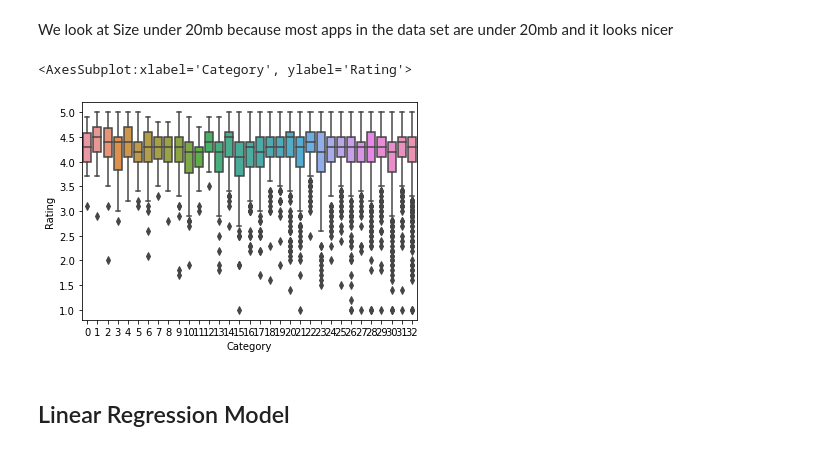
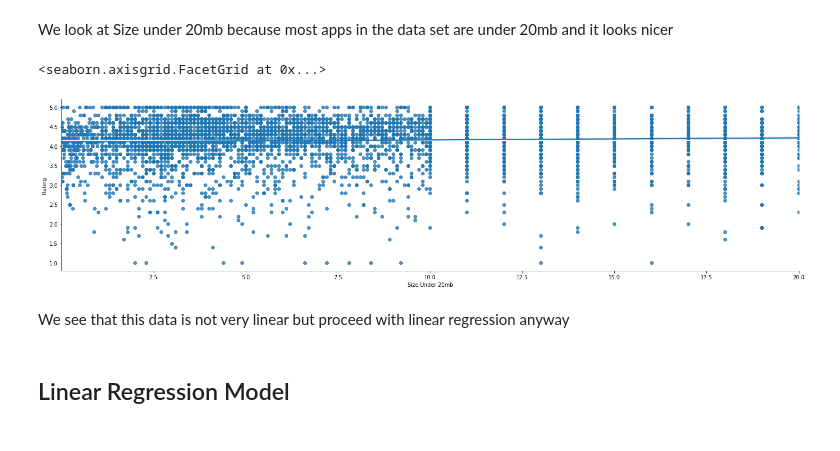
Before and after one commit to Iliaromanov/Google-Play-App-Rating-Prediction, a Jupyter notebook: data_exploration.ipynb, the cells around one changed output. Drawn from its saved outputs; the diff is of its cells as text; code cells hidden in the pictures.

Commit message:
Re-added Rating vs Size scatterplot

```diff
--- a/data_exploration.ipynb
+++ b/data_exploration.ipynb
@@ -303,13 +310,13 @@ sns.boxplot(data=app_data, x="Content Rating", y="Rating")
 # %% [markdown]
 We look at Size under 20mb because most apps in the data set are under 20mb and it looks nicer
 # %%
-#size_plot = pd.concat([app_data["Rating"], app_data["Size"][app_data["Size"] <= 20]], axis=1, keys=['Rating', 'Size Under 20mb'])
-#sns.lmplot(data=size_plot, x="Size Under 20mb", y="Rating", height=5, aspect=4)
+size_plot = pd.concat([app_data["Rating"], app_data["Size"][app_data["Size"] <= 20]], axis=1, keys=['Rating', 'Size Under 20mb'])
+sns.lmplot(data=size_plot, x="Size Under 20mb", y="Rating", height=5, aspect=4)
+# %% [output]
+<seaborn.axisgrid.FacetGrid at 0x...>
+[figure, added]
-# %%
-sns.boxplot(data=app_data, x="Category", y="Rating")
-# %% [output]
-<AxesSubplot:xlabel='Category', ylabel='Rating'>
-[figure, removed]
+# %% [markdown]
+We see that this data is not very linear but proceed with linear regression anyway
 # %% [markdown]
 ## Linear Regression Model
 # %% [markdown]
```
Also changed, not shown: parts of 3 cells of this notebook.
